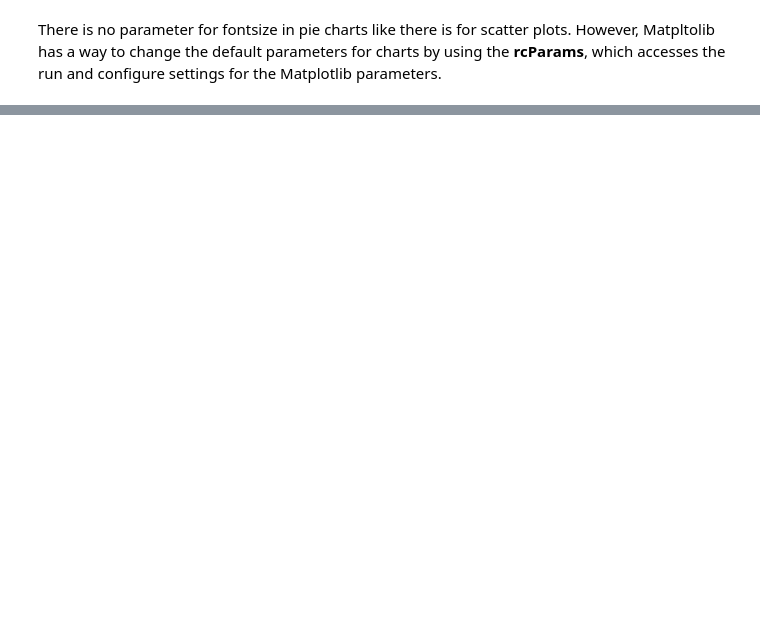
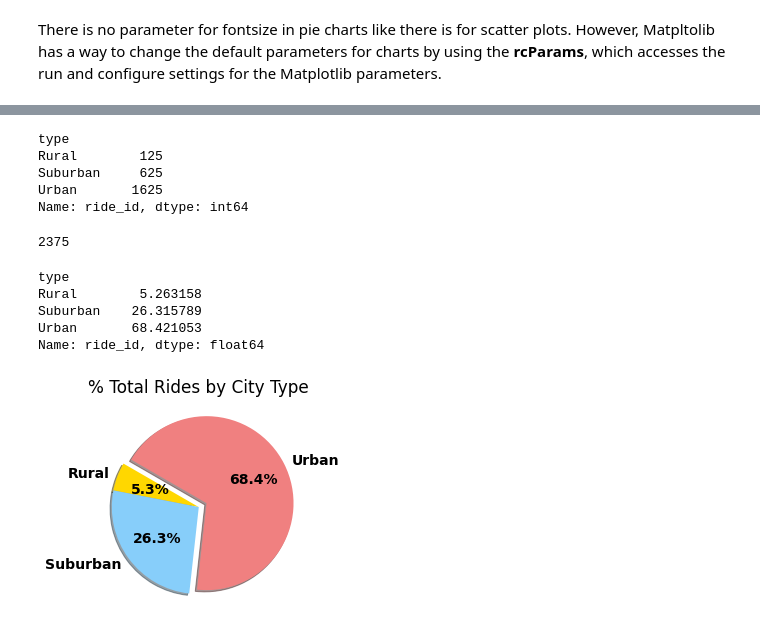
Before and after one commit to mwalbers1/Data-Analytics-Bootcamp, a Jupyter notebook: pyber-analysis/matplotlib_practice.ipynb, the cells around one changed output, grey strips where cells are left out. Cells and saved outputs as stored; diff of their text form; code cells hidden in the pictures; blank space fills up the shorter version.

```diff
--- a/pyber-analysis/matplotlib_practice.ipynb
+++ b/pyber-analysis/matplotlib_practice.ipynb
@@ -1236,0 +1261,27 @@ There is no parameter for fontsize in pie charts like there is for scatter plots
+# %%
+ride_counts_by_type = pyber_data_df.groupby(["type"])["ride_id"].count()
+ride_counts_by_type
+# %% [output]
+type
+Rural        125
+Suburban     625
+Urban       1625
+Name: ride_id, dtype: int64
+# %%
+total_ride_count = pyber_data_df["ride_id"].count()
+total_ride_count
+# %% [output]
+2375
+# %%
+ride_percents = ride_counts_by_type / total_ride_count * 100
+ride_percents
+# %% [output]
+type
+Rural        5.263158
+Suburban    26.315789
+Urban       68.421053
+Name: ride_id, dtype: float64
+# %%
+create_pie_chart_type_pct(ride_percents, "% Total Rides by City Type", "analysis/Fig6.png")
+# %% [output]
+[figure, added]
```
Also changed, not shown: parts of 4 cells of this notebook, 2 other files.
